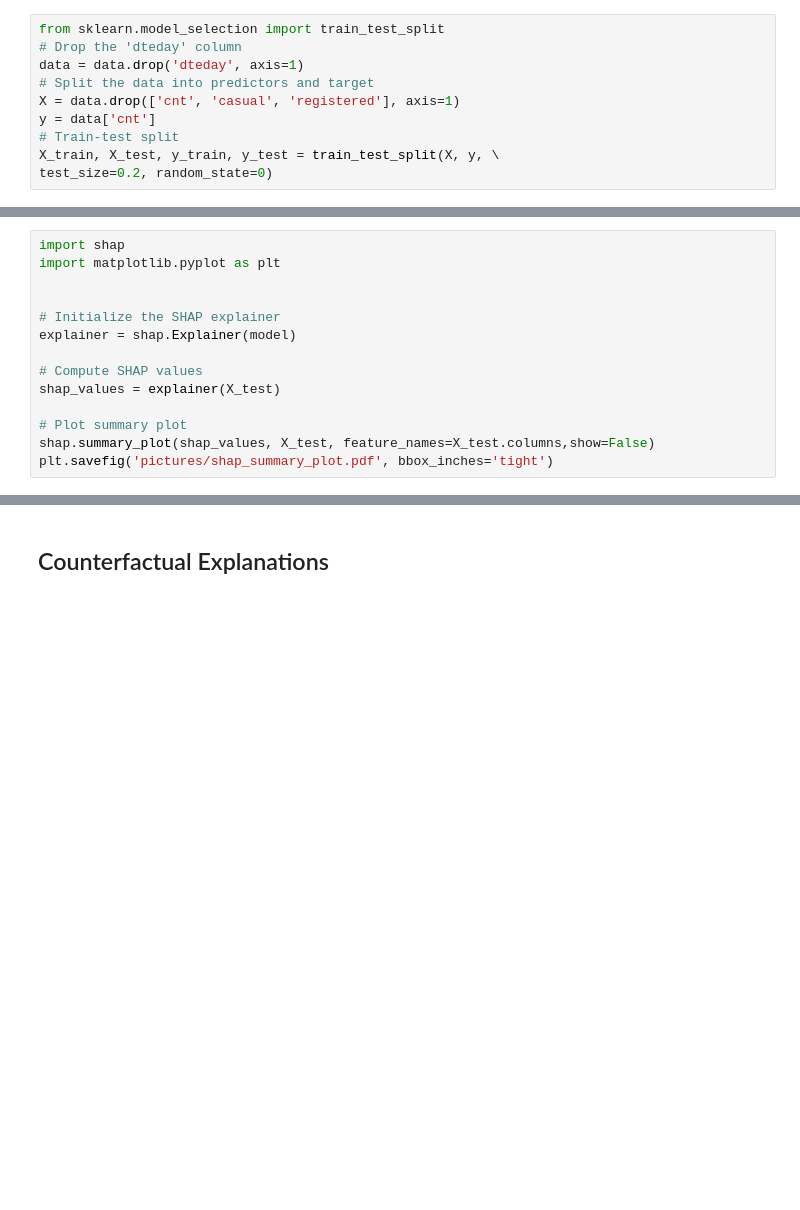
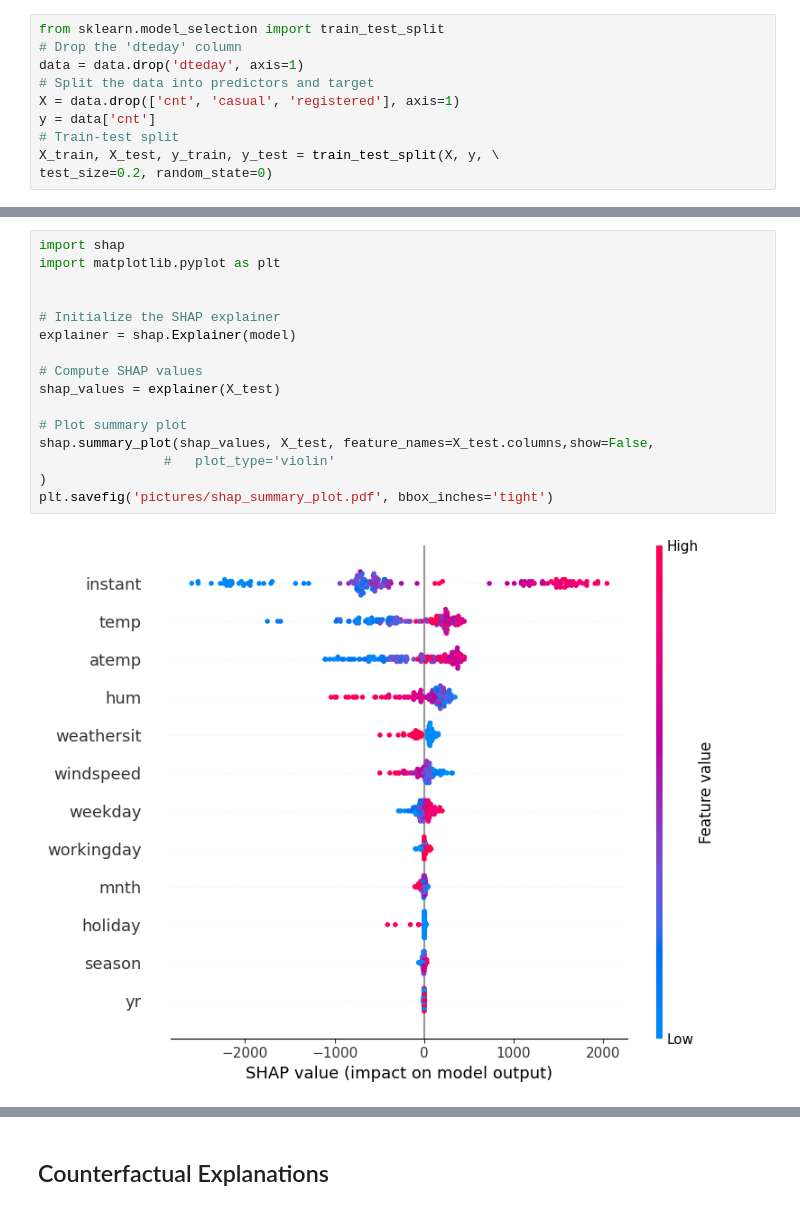
Before and after one commit to youlei202/Course-Applied-Machine-Learning, a Jupyter notebook: session_11.ipynb, the cells around one changed output, grey strips where cells are left out. Drawn from its saved outputs; the diff is of its cells as text; blank space fills up the shorter version.

```diff
--- a/session_11.ipynb
+++ b/session_11.ipynb
@@ -39,17 +41,21 @@ model.fit(X_train, y_train)
 # %%
 import shap
 import matplotlib.pyplot as plt
 
 
 # Initialize the SHAP explainer
 explainer = shap.Explainer(model)
 
 # Compute SHAP values
 shap_values = explainer(X_test)
 
 # Plot summary plot
-shap.summary_plot(shap_values, X_test, feature_names=X_test.columns,show=False)
+shap.summary_plot(shap_values, X_test, feature_names=X_test.columns,show=False,
+                #   plot_type='violin'
+)
 plt.savefig('pictures/shap_summary_plot.pdf', bbox_inches='tight')
+# %% [output]
+[figure, added]
 # %%
 # Create a SHAP dependence plot to show interactions between features
 for name in ['instant', 'temp']:
```
Also changed, not shown: parts of 7 cells of this notebook.
